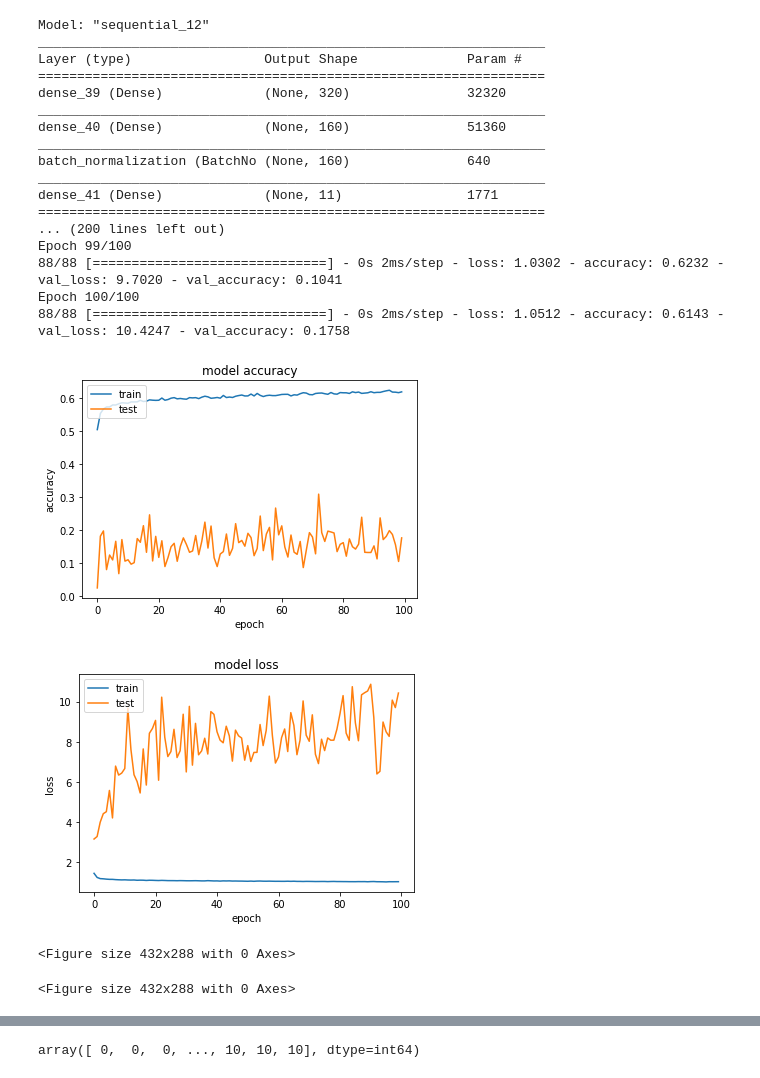
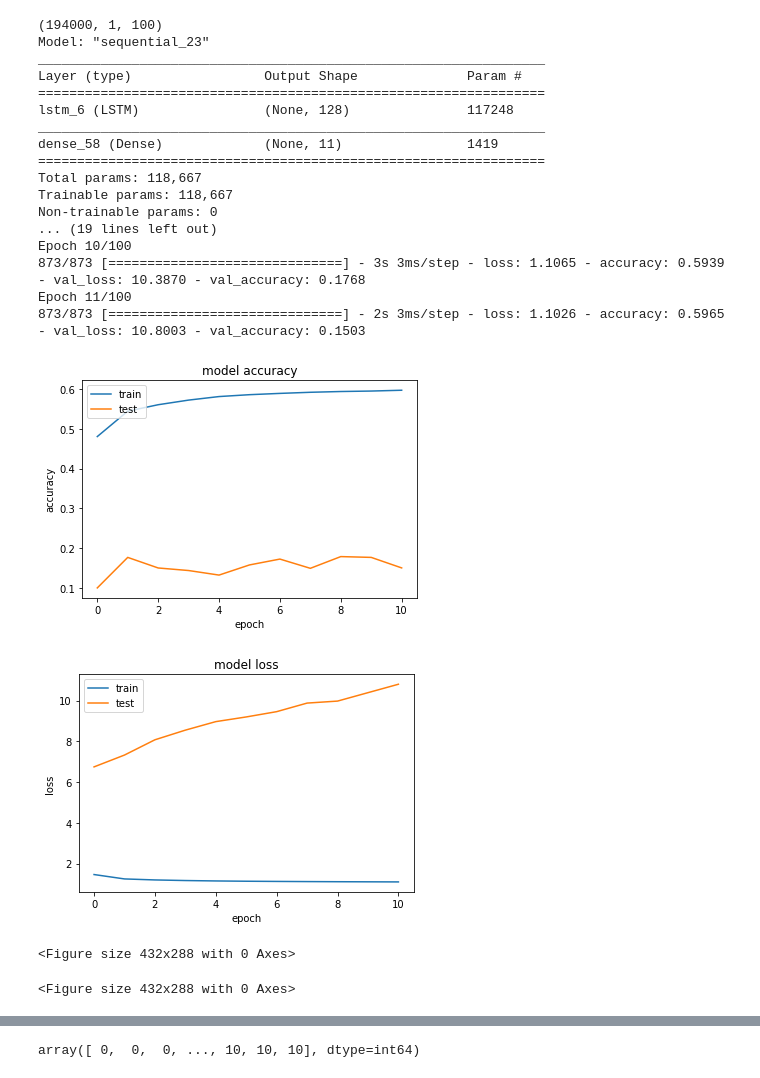
Before and after one commit to Dvermetten/BIAS, a Jupyter notebook: model.ipynb, the cells around one changed output, grey strips where cells are left out. Saved outputs shown, nothing was run; the diff lists cells and outputs as text; code cells hidden in the pictures.

```diff
--- a/model.ipynb
+++ b/model.ipynb
@@ -57,17 +48,19 @@ def evaluate_model(trainX, trainy):
 	verbose, epochs, batch_size = 1, 100, 200
 	n_features, n_outputs = 100, trainy.shape[1]
 	model = Sequential()
-	model.add(Dense(320, activation='relu', input_shape=(n_features,)))
-	#model.add(Dropout(0.2))
-	model.add(Dense(160, activation='relu'))
-	#model.add(Dropout(0.2))
-	model.add(BatchNormalization())
+	model.add(LSTM(128, input_shape=(1, n_features)))
+	#model.add(Dense(640, activation='relu', input_shape=(n_features,)))
+	#model.add(Dropout(0.3))
+	#model.add(Dense(320, activation='relu'))
+	#model.add(Dropout(0.3))
+	#model.add(BatchNormalization())
 	model.add(Dense(n_outputs, activation='softmax'))
 	model.compile(loss='categorical_crossentropy', optimizer='adam', metrics=['accuracy'])
 	model.summary()
 
+	es_callback = EarlyStopping(monitor='val_loss', patience=10)
 	# fit network
-	history = model.fit(trainX, trainy, validation_split=0.1, epochs=epochs, batch_size=batch_size, verbose=verbose)
+	history = model.fit(trainX, trainy, validation_split=0.1, epochs=epochs, batch_size=batch_size, verbose=verbose, callbacks=[es_callback])
 	plt.plot(history.history['accuracy'])
 	plt.plot(history.history['val_accuracy'])
 	plt.title('model accuracy')
@@ -107,46 +100,49 @@ class newmodel(MLPClassifier):
     def predict(self, X):
         y = self.model.predict(X)
         return np.argmax(y, axis=1)
+# %%
+X_reshape = X.reshape(X.shape[0], 1, X.shape[1])
 # %%
 #CV
 #from sklearn.model_selection import StratifiedKFold
 
 #scores = []
 #skf = StratifiedKFold(n_splits=2)
 #or train_index, test_index in skf.split(X, int_y):
 #    X_train, X_test = X[train_index,:], X[test_index,:]
 #    y_train, y_test = cat_y[train_index,:], cat_y[test_index,:]
 #    model, score = evaluate_model(X_train, y_train, X_test, y_test)
 #    scores.append(score)
 #
 #    model1 = newmodel(model)
 #    plot_confusion_matrix(model1, X_test, np.argmax(y_test, axis=1), normalize='true', xticks_rotation = 'vertical', display_labels = list(np.unique(targetnames)))
 #    plt.clf()
 
-model = evaluate_model(X, cat_y)
+model = evaluate_model(X_reshape, cat_y)
 model1 = newmodel(model)
-plot_confusion_matrix(model1, X, np.argmax(cat_y, axis=1), normalize='true', xticks_rotation = 'vertical', display_labels = list(np.unique(targetnames)))
+
+plot_confusion_matrix(model1, X_reshape, np.argmax(cat_y, axis=1), normalize='true', xticks_rotation = 'vertical', display_labels = list(np.unique(targetnames)))
 plt.clf()
 # %% [output]
-Model: "sequential_12"
+(194000, 1, 100)
+Model: "sequential_23"
 _________________________________________________________________
 Layer (type)                 Output Shape              Param #
 =================================================================
-dense_39 (Dense)             (None, 320)               32320
+lstm_6 (LSTM)                (None, 128)               117248
 _________________________________________________________________
-dense_40 (Dense)             (None, 160)               51360
-_________________________________________________________________
-batch_normalization (BatchNo (None, 160)               640
-_________________________________________________________________
-dense_41 (Dense)             (None, 11)                1771
+dense_58 (Dense)             (None, 11)                1419
 =================================================================
-... (200 lines left out)
-Epoch 99/100
-88/88 [==============================] - 0s 2ms/step - loss: 1.0302 - accuracy: 0.6232 - val_loss: 9.7020 - val_accuracy: 0.1041
-Epoch 100/100
-88/88 [==============================] - 0s 2ms/step - loss: 1.0512 - accuracy: 0.6143 - val_loss: 10.4247 - val_accuracy: 0.1758
+Total params: 118,667
+Trainable params: 118,667
+Non-trainable params: 0
+... (19 lines left out)
+Epoch 10/100
+873/873 [==============================] - 3s 3ms/step - loss: 1.1065 - accuracy: 0.5939 - val_loss: 10.3870 - val_accuracy: 0.1768
+Epoch 11/100
+873/873 [==============================] - 2s 3ms/step - loss: 1.1026 - accuracy: 0.5965 - val_loss: 10.8003 - val_accuracy: 0.1503
-[figure, old version]
+[figure, new version]
-[figure, old version]
+[figure, new version]
 <Figure size 432x288 with 0 Axes>
 <Figure size 432x288 with 0 Axes>
 # %%
```
Also changed, not shown: parts of 5 cells of this notebook.
